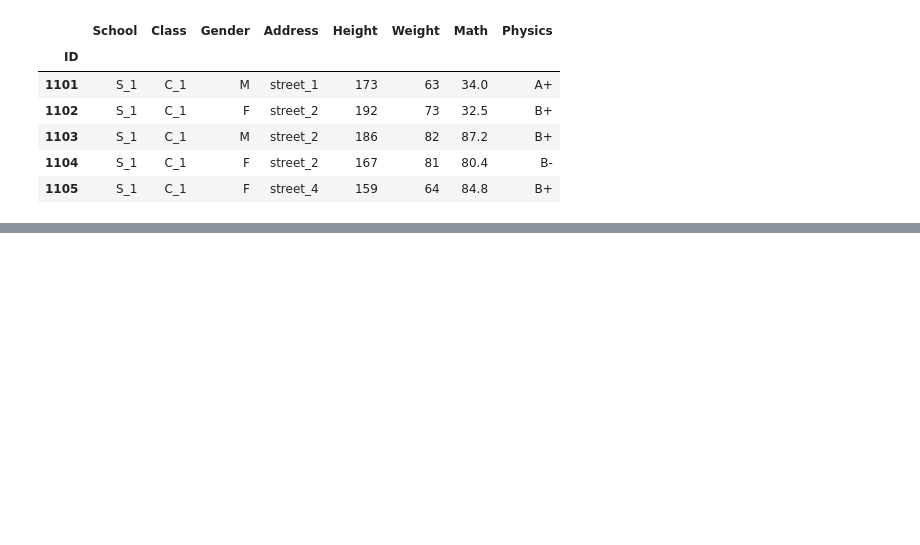
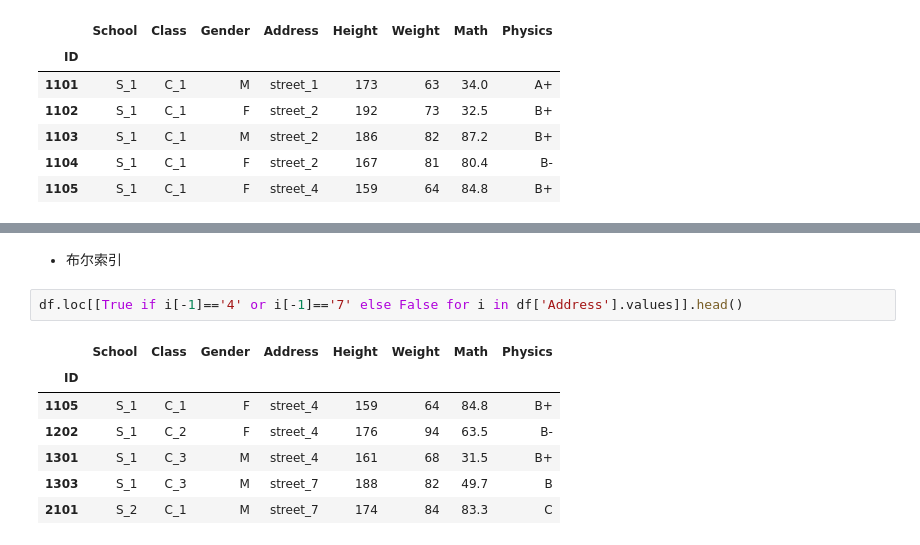
Before and after one commit to macnversion/python3, a Jupyter notebook: python3_books/pandas学习/pandas基础.ipynb, the cells around one changed output, grey strips where cells are left out. Saved outputs shown, nothing was run; the diff lists cells and outputs as text; blank space fills up the shorter version.

```diff
--- a/python3_books/pandas学习/pandas基础.ipynb
+++ b/python3_books/pandas学习/pandas基础.ipynb
@@ -222,0 +266,12 @@ df.head()
+# %% [markdown]
+- 布尔索引
+# %%
+df.loc[[True if i[-1]=='4' or i[-1]=='7' else False for i in df['Address'].values]].head()
+# %% [output]
+|  | School | Class | Gender | Address | Height | Weight | Math | Physics |
+| ID |  |  |  |  |  |  |  |  |
+| 1105 | S_1 | C_1 | F | street_4 | 159 | 64 | 84.8 | B+ |
+| 1202 | S_1 | C_2 | F | street_4 | 176 | 94 | 63.5 | B- |
+| 1301 | S_1 | C_3 | M | street_4 | 161 | 68 | 31.5 | B+ |
+| 1303 | S_1 | C_3 | M | street_7 | 188 | 82 | 49.7 | B |
+| 2101 | S_2 | C_1 | M | street_7 | 174 | 84 | 83.3 | C |
```
Also changed, not shown: parts of 27 cells of this notebook, 1 other file.
